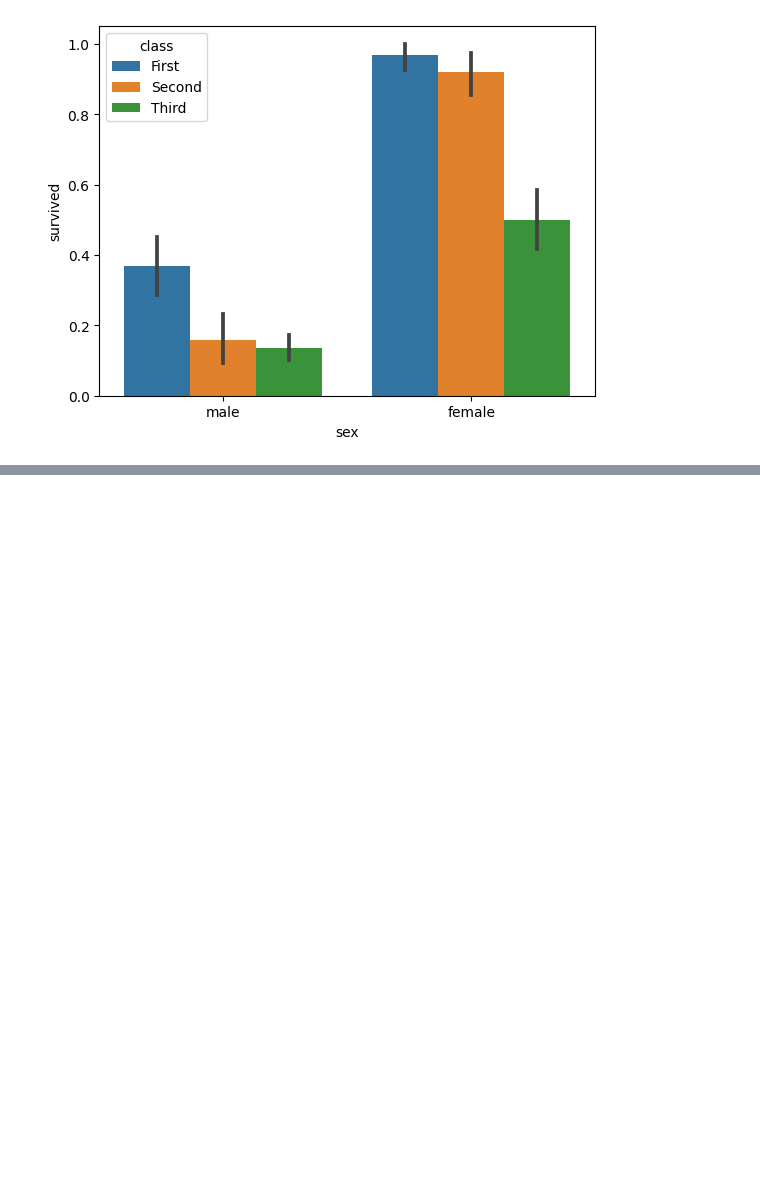
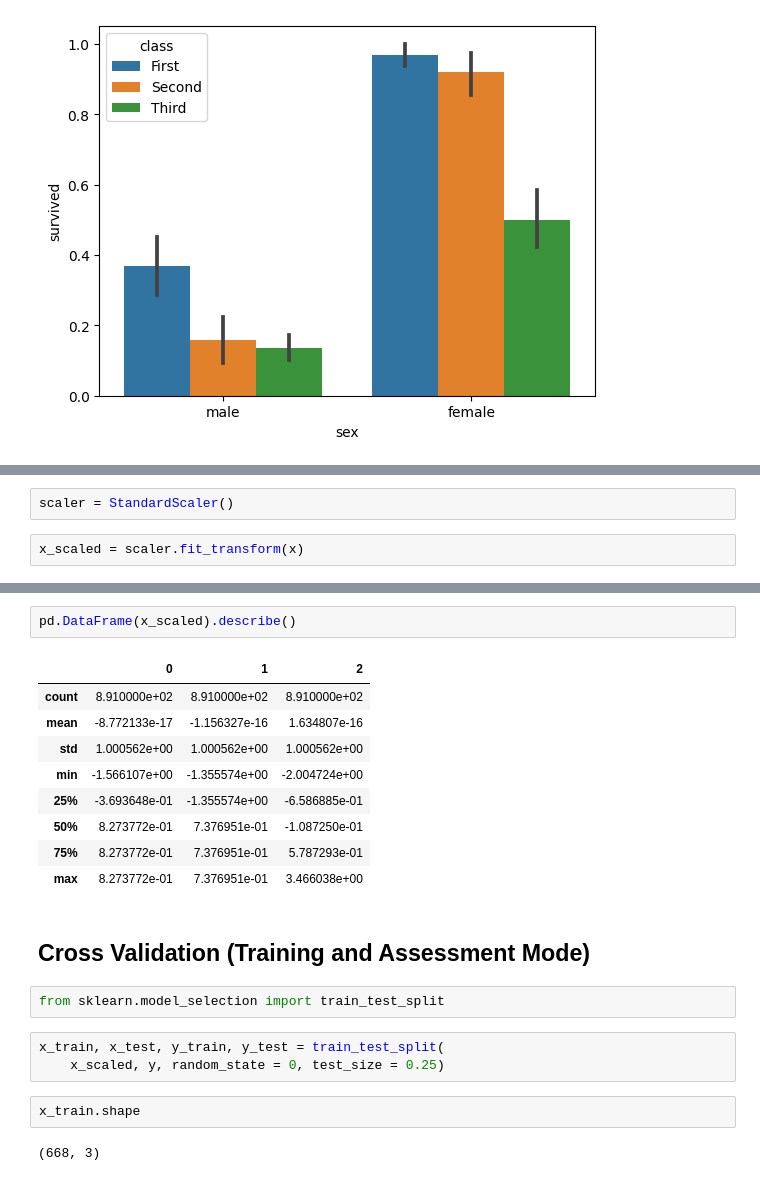
Before and after one commit to stellarboymihir/AI-ML-DS_Workshop, a Jupyter notebook: DSVL-2.ipynb, the cells around one changed output, grey strips where cells are left out. Cells and saved outputs as stored; diff of their text form; blank space fills up the shorter version.

```diff
--- a/DSVL-2.ipynb
+++ b/DSVL-2.ipynb
@@ -188,0 +197,4 @@ sns.barplot(x = 'sex', y = 'survived', data = df, hue = 'class')
+# %%
+scaler = StandardScaler()
+# %%
+x_scaled = scaler.fit_transform(x)
@@ -188,0 +215,23 @@ sns.barplot(x = 'sex', y = 'survived', data = df, hue = 'class')
+# %%
+pd.DataFrame(x_scaled).describe()
+# %% [output]
+|  | 0 | 1 | 2 |
+| count | 8.910000e+02 | 8.910000e+02 | 8.910000e+02 |
+| mean | -8.772133e-17 | -1.156327e-16 | 1.634807e-16 |
+| std | 1.000562e+00 | 1.000562e+00 | 1.000562e+00 |
+| min | -1.566107e+00 | -1.355574e+00 | -2.004724e+00 |
+| 25% | -3.693648e-01 | -1.355574e+00 | -6.586885e-01 |
+| 50% | 8.273772e-01 | 7.376951e-01 | -1.087250e-01 |
+| 75% | 8.273772e-01 | 7.376951e-01 | 5.787293e-01 |
+| max | 8.273772e-01 | 7.376951e-01 | 3.466038e+00 |
+# %% [markdown]
+## Cross Validation (Training and Assessment Mode)
+# %%
+from sklearn.model_selection import train_test_split
+# %%
+x_train, x_test, y_train, y_test = train_test_split(
+    x_scaled, y, random_state = 0, test_size = 0.25)
+# %%
+x_train.shape
+# %% [output]
+(668, 3)
```
Also changed, not shown: parts of 45 cells of this notebook, 1 other file.
